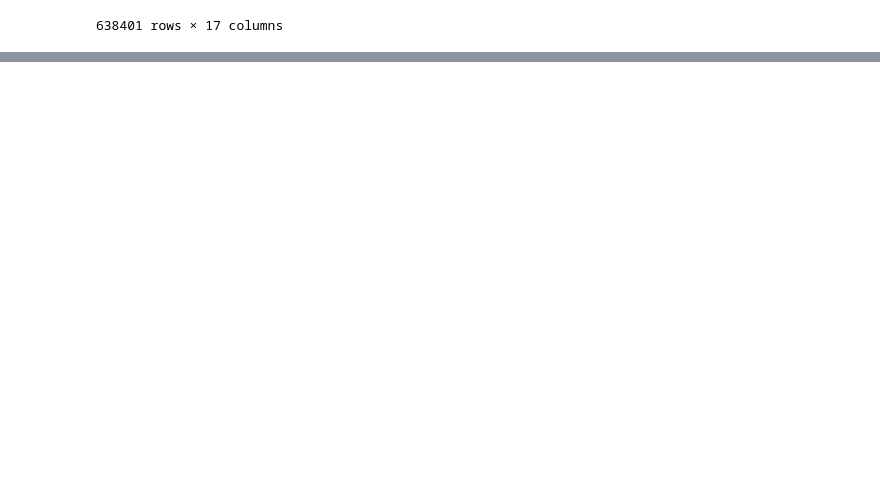
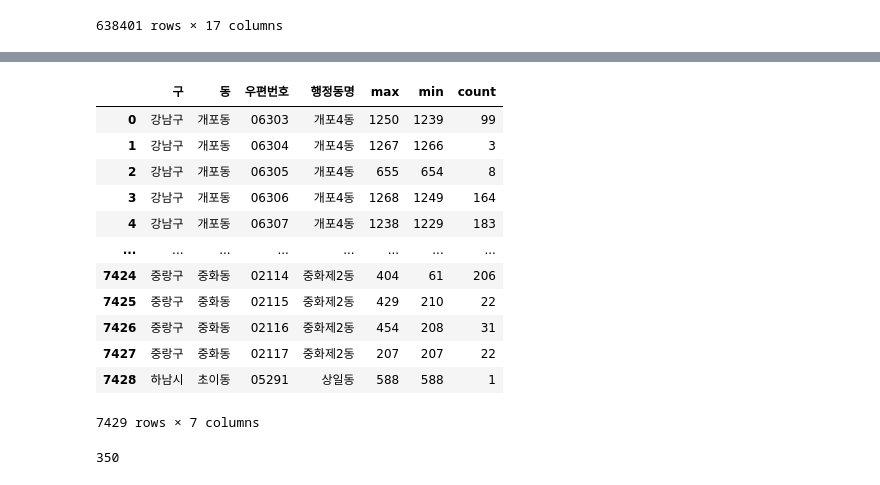
Before and after one commit to icehongsi/seoulresearch_project, a Jupyter notebook: Research/공동주택지가분석.ipynb, the cells around one changed output, grey strips where cells are left out. Saved outputs shown, nothing was run; the diff lists cells and outputs as text; code cells hidden in the pictures; blank space fills up the shorter version.

```diff
--- a/Research/공동주택지가분석.ipynb
+++ b/Research/공동주택지가분석.ipynb
@@ -146,0 +145,26 @@ jiga["행자부코드"] = jiga["구동"].apply(lambda x: gudong_to_hang_code[x]i
+# %%
+code2 = code_info.groupby(by = ["구","동","우편번호","행정동명"])["번지"].agg(["max","min","count"]).reset_index()
+code2
+# %% [output]
+|  | 구 | 동 | 우편번호 | 행정동명 | max | min | count |
+| 0 | 강남구 | 개포동 | 06303 | 개포4동 | 1250 | 1239 | 99 |
+| 1 | 강남구 | 개포동 | 06304 | 개포4동 | 1267 | 1266 | 3 |
+| 2 | 강남구 | 개포동 | 06305 | 개포4동 | 655 | 654 | 8 |
+| 3 | 강남구 | 개포동 | 06306 | 개포4동 | 1268 | 1249 | 164 |
+| 4 | 강남구 | 개포동 | 06307 | 개포4동 | 1238 | 1229 | 183 |
+| ... | ... | ... | ... | ... | ... | ... | ... |
+| 7424 | 중랑구 | 중화동 | 02114 | 중화제2동 | 404 | 61 | 206 |
+| 7425 | 중랑구 | 중화동 | 02115 | 중화제2동 | 429 | 210 | 22 |
+| 7426 | 중랑구 | 중화동 | 02116 | 중화제2동 | 454 | 208 | 31 |
+| 7427 | 중랑구 | 중화동 | 02117 | 중화제2동 | 207 | 207 | 22 |
+| 7428 | 하남시 | 초이동 | 05291 | 상일동 | 588 | 588 | 1 |
+7429 rows × 7 columns
+# %%
+count = 0
+for i in range(len(jiga)):
+    if jiga.loc[i, "행정동명"] == "None":
+        count += 1
+
+print(count)
+# %% [output]
+350
```
Also changed, not shown: parts of 56 cells of this notebook.
